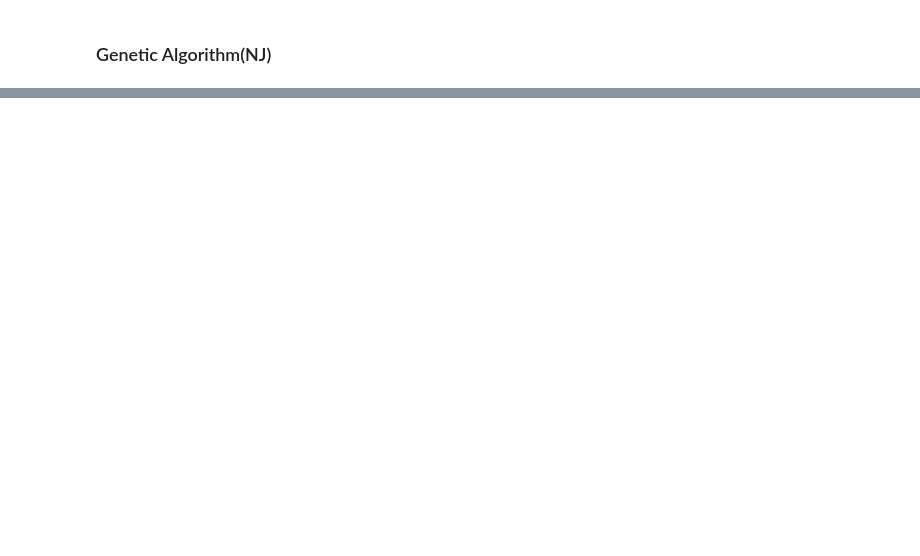
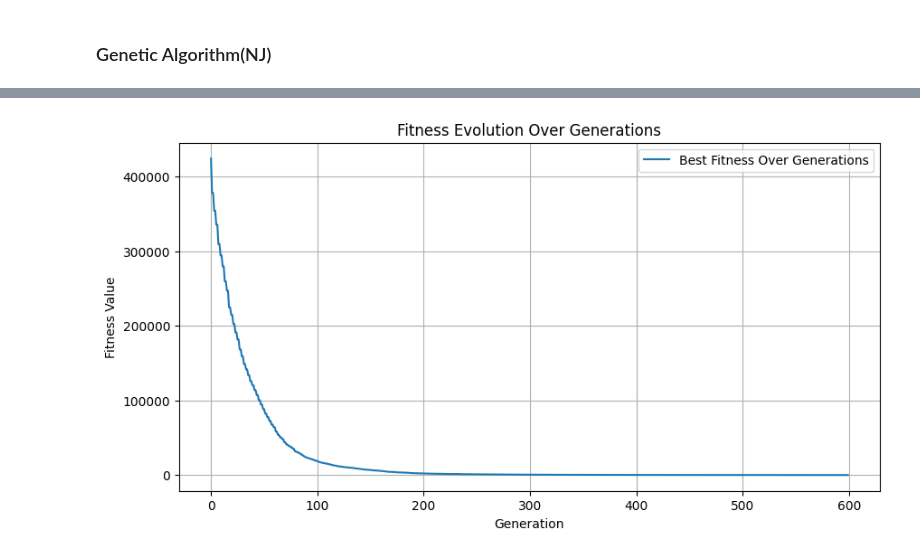
Before and after one commit to marcellinow/diagonal-magic-cube, a Jupyter notebook: main.ipynb, the cells around one changed output, grey strips where cells are left out. Drawn from its saved outputs; the diff is of its cells as text; code cells hidden in the pictures; blank space fills up the shorter version.

Commit message:
update geneticAlgoJere

```diff
--- a/main.ipynb
+++ b/main.ipynb
@@ -216,0 +156,2 @@ print("\nBest Fitness:", best_fitness)
+# %%
+GA = GeneticAlgo(cube=cube, goal_cube=goal_cube, population_size=500, generation_rate=300)
@@ -216,0 +176,4 @@ print("\nBest Fitness:", best_fitness)
+# %%
+GA.hist_plot()
+# %% [output]
+[figure, added]
```
Also changed, not shown: parts of 14 cells of this notebook, 1 other file.
